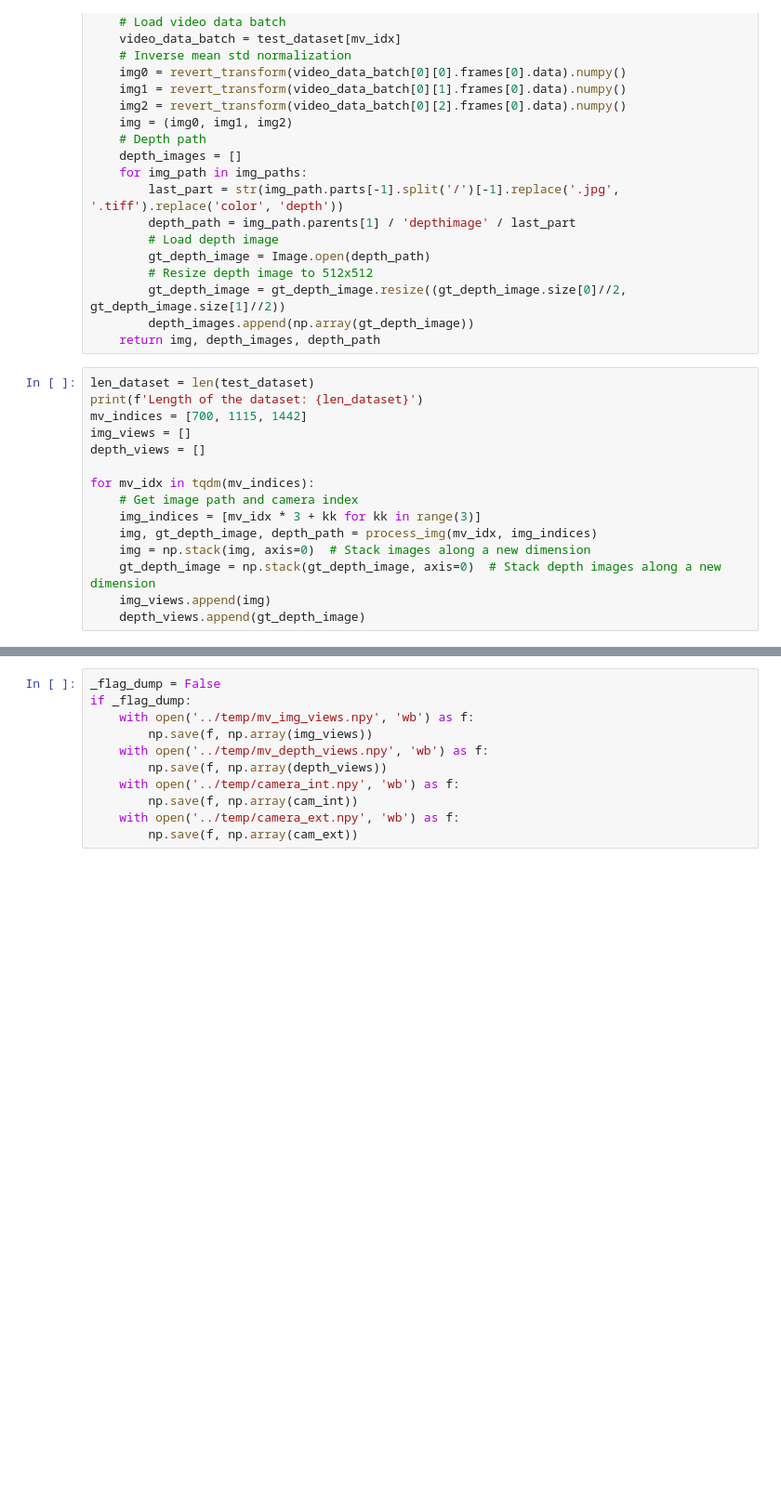
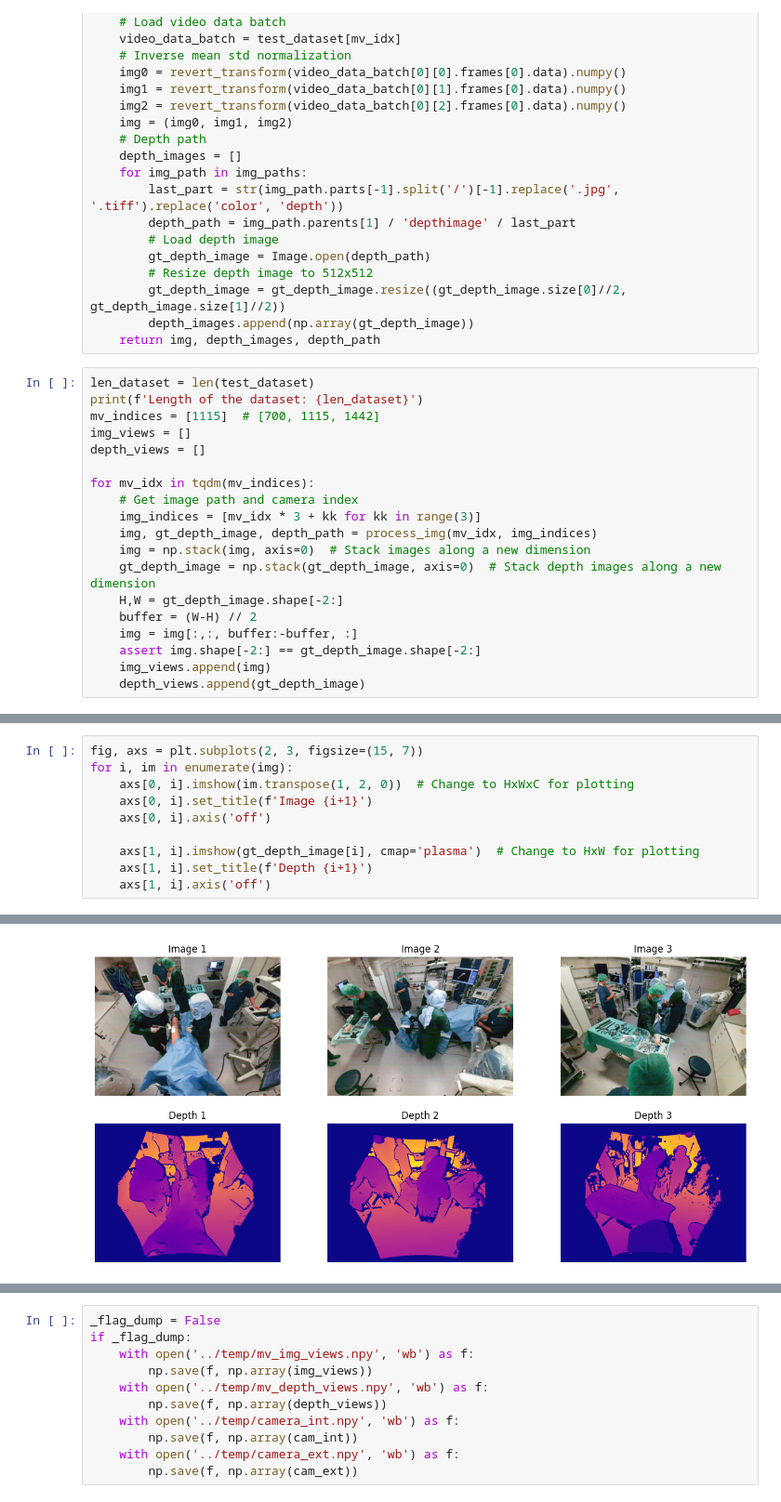
Before and after one commit to ge75xuv/Multiview-Object-Segmentation-with-SAM, a Jupyter notebook: custom_models/test_multiview_data_registration.ipynb, the cells around one changed output, grey strips where cells are left out. Shown at 93% size. Drawn from its saved outputs; the diff is of its cells as text; blank space fills up the shorter version.

```diff
--- a/custom_models/test_multiview_data_registration.ipynb
+++ b/custom_models/test_multiview_data_registration.ipynb
@@ -94,7 +128,7 @@ def process_img(mv_idx, img_indices):
 # %%
 len_dataset = len(test_dataset)
 print(f'Length of the dataset: {len_dataset}')
-mv_indices = [700, 1115, 1442]
+mv_indices = [1115]  # [700, 1115, 1442]
 img_views = []
 depth_views = []
 
@@ -104,5 +138,9 @@ for mv_idx in tqdm(mv_indices):
     img, gt_depth_image, depth_path = process_img(mv_idx, img_indices)
     img = np.stack(img, axis=0)  # Stack images along a new dimension
     gt_depth_image = np.stack(gt_depth_image, axis=0)  # Stack depth images along a new dimension
+    H,W = gt_depth_image.shape[-2:]
+    buffer = (W-H) // 2
+    img = img[:,:, buffer:-buffer, :]
+    assert img.shape[-2:] == gt_depth_image.shape[-2:]
     img_views.append(img)
     depth_views.append(gt_depth_image)
@@ -108,0 +165,11 @@ for mv_idx in tqdm(mv_indices):
+# %%
+fig, axs = plt.subplots(2, 3, figsize=(15, 7))
+for i, im in enumerate(img):
+    axs[0, i].imshow(im.transpose(1, 2, 0))  # Change to HxWxC for plotting
+    axs[0, i].set_title(f'Image {i+1}')
+    axs[0, i].axis('off')
+
+    axs[1, i].imshow(gt_depth_image[i], cmap='plasma')  # Change to HxW for plotting
+    axs[1, i].set_title(f'Depth {i+1}')
+    axs[1, i].axis('off')
+# %% [output]
@@ -108,0 +178 @@ for mv_idx in tqdm(mv_indices):
+[figure, added]
```
Also changed, not shown: parts of 39 cells of this notebook, 9 other files.
